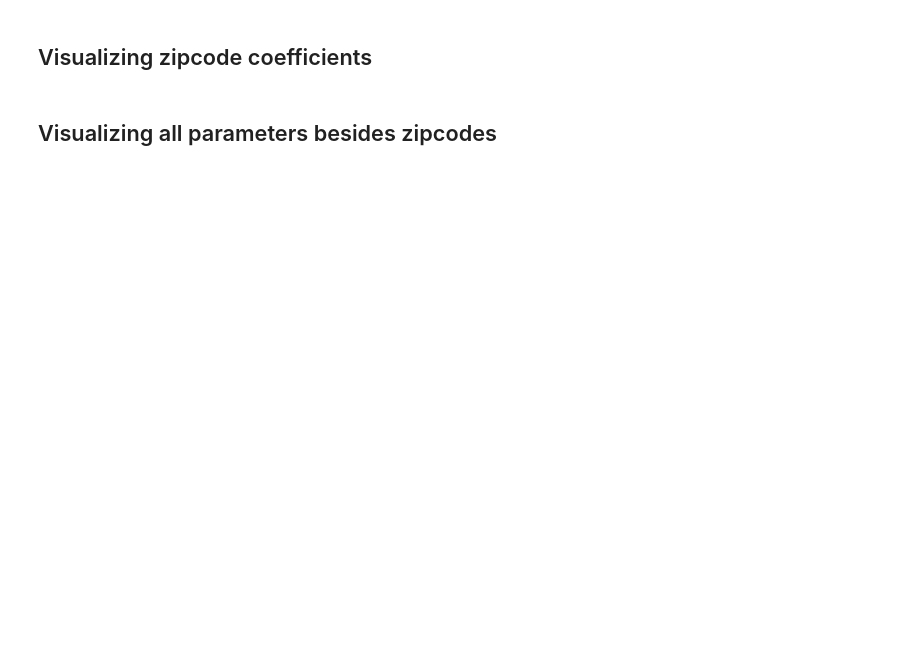
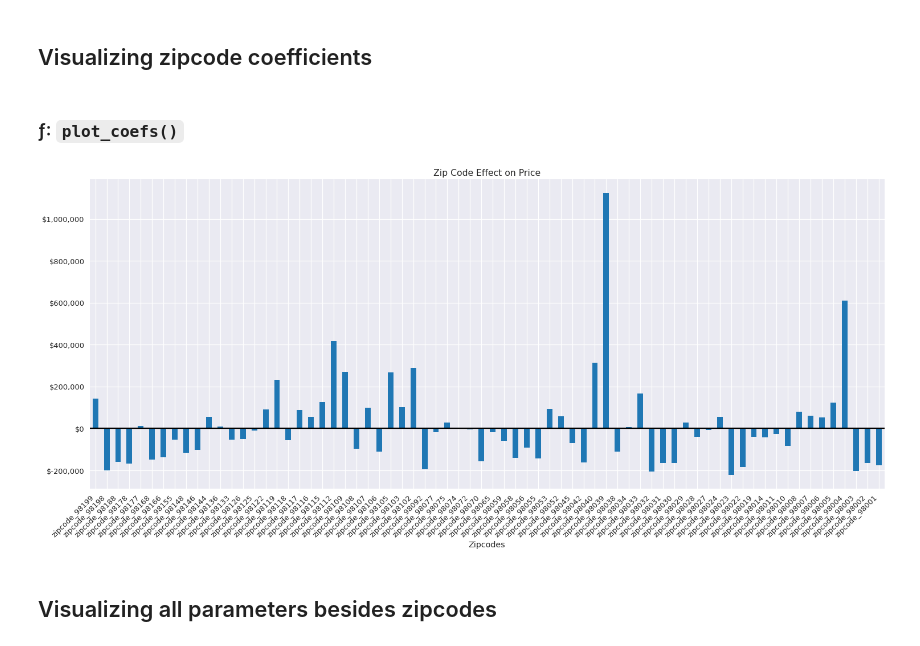
Before and after one commit to BenJMcCarty/BMC_KC_Housing_P2Project_v2, a Jupyter notebook: P2Pv2_Plumbed.ipynb, the cells around one changed output. Saved outputs shown, nothing was run; the diff lists cells and outputs as text; code cells hidden in the pictures; blank space fills up the shorter version.

```diff
--- a/P2Pv2_Plumbed.ipynb
+++ b/P2Pv2_Plumbed.ipynb
@@ -1282,34 +1315,46 @@ X_test_tf_df
 # %%
-# ## Creating list of zipcode parameters for filtering later
-# zipcode_cols = [x for x in model_params.index if x.startswith('zipcode')]
-# # zipcode_cols
+## Creating list of zipcode parameters for filtering later
+zipcode_cols = [x for x in model_params.index if x.startswith('zipcode')]
+# zipcode_cols
 # %% [markdown]
 ## Visualizing zipcode coefficients
+# %% [markdown]
+### ƒ: `plot_coefs()`
 # %%
-# def plot_coefs(no_zips):
+def plot_coefs(data, x_label, y_label, title, kind = 'barh', style = 'seaborn-darkgrid',
+               figsize = (10, 8)):
 
-#     with plt.style.context('seaborn-darkgrid'):
+    with plt.style.context(style):
 
-#         ax = no_zips.sort_index(ascending=False).plot(kind="bar", figsize = (10, 8), rot=45)
+        ax = data.sort_index(ascending=False).plot(kind=kind,
+                                                      figsize = figsize,
+                                                      rot=45)
 
-#         ax.yaxis.set_major_formatter(mpl.ticker.StrMethodFormatter('${x:,.0f}'))
+        ax.set(xlabel = x_label, title = title)
 
-#         ax.set(xlabel='Coefficients ($)', title='House Feature Effects on Price')
+        if kind == 'barh':
 
-#         ax.set_xticklabels(ax.get_xticklabels(), ha='right')
+            ax.yaxis.set_major_formatter(mpl.ticker.StrMethodFormatter('${x:,.0f}'))
+            ax.set_xticklabels(ax.get_xticklabels(), ha='right')
+            ax.axvline(color='k')
 
-#         ax.axhline(color='k')
+        else:
+            ax.yaxis.set_major_formatter(mpl.ticker.StrMethodFormatter('${x:,.0f}'))
+            ax.set_xticklabels(ax.get_xticklabels(), ha='right')
+            ax.axhline(color='k')
 
-#     return ax
+    return ax
 # %%
 # plt.style.available
 # %%
-# ## Filtering model parameters
-# only_zips = model_params[zipcode_cols]
+# Filtering model parameters
+only_zips = model_params[zipcode_cols]
 
-# ## Creating visualization
-# ax = only_zips.sort_index(ascending=False).plot(kind="barh", figsize = (8, 20))
-# ax.set(xlabel='Coefficients ($)', title='House Zip Code Effects on Price');
+## Creating visualization
+plot_coefs(data = only_zips, kind = "bar", figsize=(25,10), x_label = 'Zipcodes',
+           y_label = 'Coefficient ($)', title= 'Zip Code Effect on Price');
+# %% [output]
+[figure, added]
 # %% [markdown]
 ## Visualizing all parameters besides zipcodes
 # %%
```
Also changed, not shown: parts of 12 cells of this notebook.
